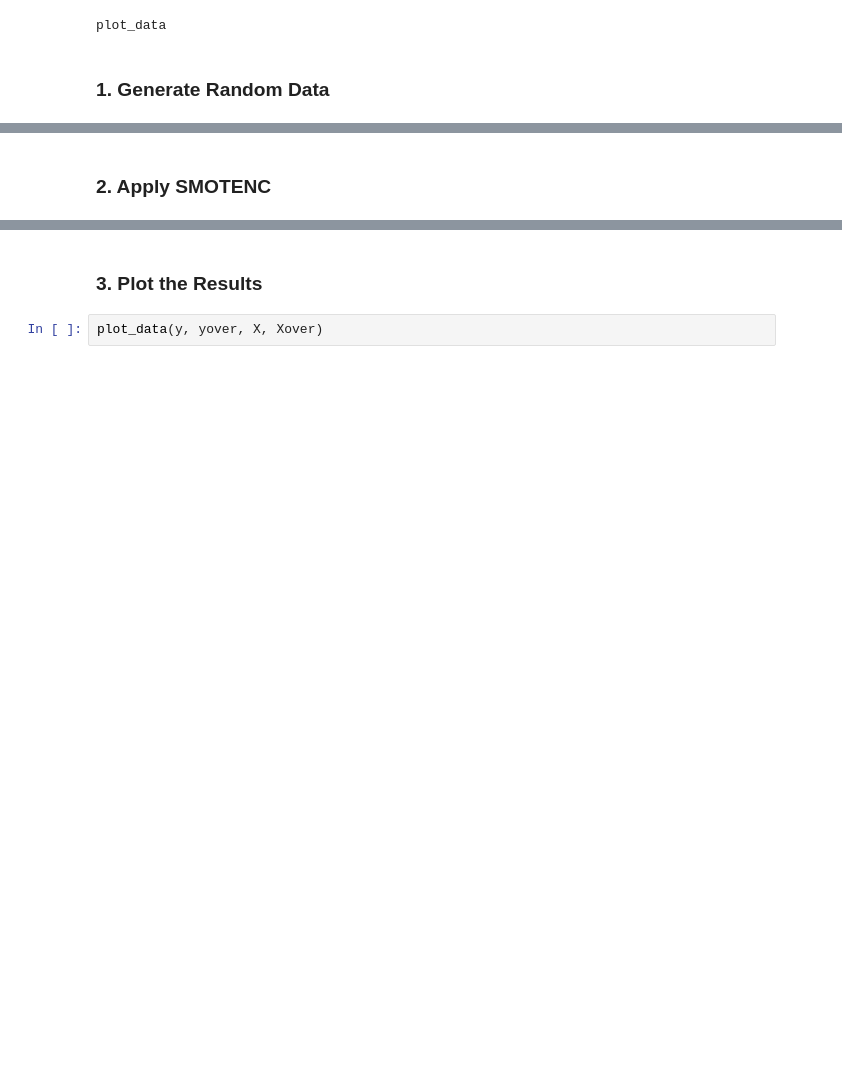
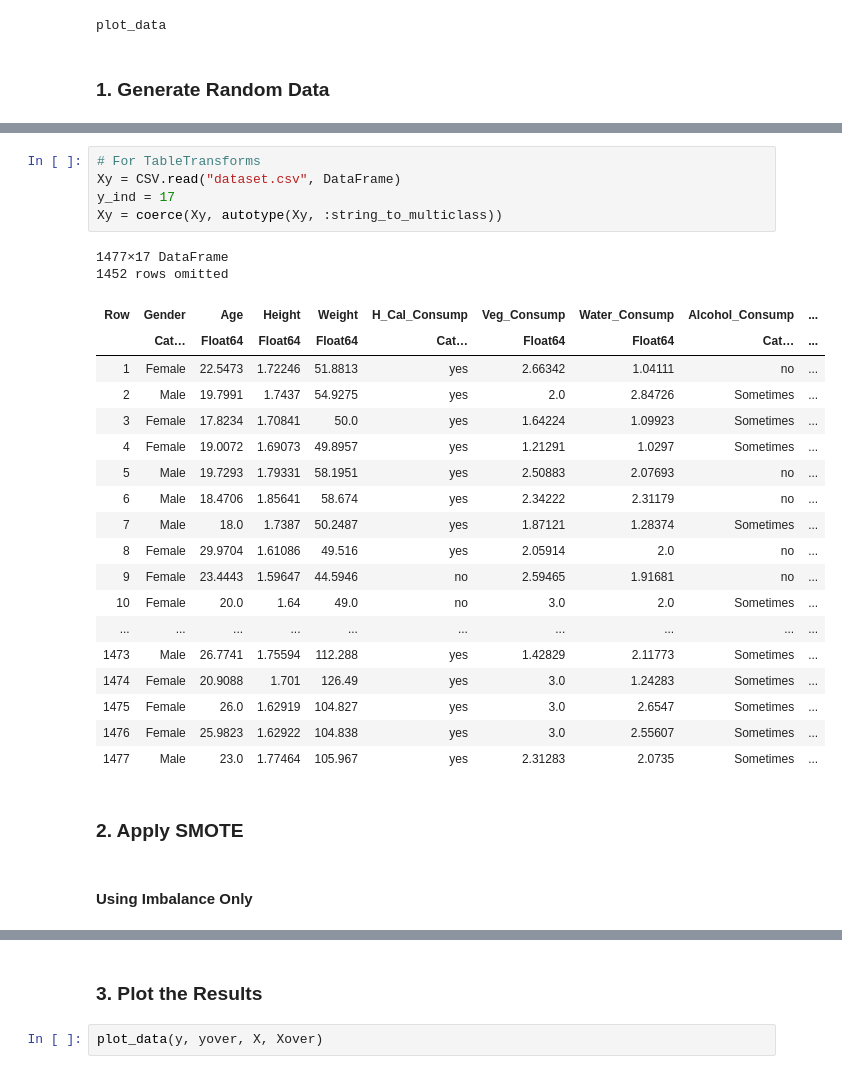
Before and after one commit to JuliaAI/Imbalance.jl, a Jupyter notebook: examples/smotenc.ipynb, the cells around one changed output, grey strips where cells are left out. Drawn from its saved outputs; the diff is of its cells as text; blank space fills up the shorter version.

```diff
--- a/examples/smotenc.ipynb
+++ b/examples/smotenc.ipynb
@@ -27,3 +52,31 @@ X, y = generate_imbalanced_data(num_rows, num_features; type="Matrix", extra_cat
+# %%
+# For TableTransforms
+Xy = CSV.read("dataset.csv", DataFrame)
+y_ind = 17
+Xy = coerce(Xy, autotype(Xy, :string_to_multiclass))
+# %% [output]
+1477×17 DataFrame
+1452 rows omitted
+| Row | Gender | Age | Height | Weight | H_Cal_Consump | Veg_Consump | Water_Consump | Alcohol_Consump | ... |
+|  | Cat… | Float64 | Float64 | Float64 | Cat… | Float64 | Float64 | Cat… | ... |
+| 1 | Female | 22.5473 | 1.72246 | 51.8813 | yes | 2.66342 | 1.04111 | no | ... |
+| 2 | Male | 19.7991 | 1.7437 | 54.9275 | yes | 2.0 | 2.84726 | Sometimes | ... |
+| 3 | Female | 17.8234 | 1.70841 | 50.0 | yes | 1.64224 | 1.09923 | Sometimes | ... |
+| 4 | Female | 19.0072 | 1.69073 | 49.8957 | yes | 1.21291 | 1.0297 | Sometimes | ... |
+| 5 | Male | 19.7293 | 1.79331 | 58.1951 | yes | 2.50883 | 2.07693 | no | ... |
+| 6 | Male | 18.4706 | 1.85641 | 58.674 | yes | 2.34222 | 2.31179 | no | ... |
+| 7 | Male | 18.0 | 1.7387 | 50.2487 | yes | 1.87121 | 1.28374 | Sometimes | ... |
+| 8 | Female | 29.9704 | 1.61086 | 49.516 | yes | 2.05914 | 2.0 | no | ... |
+| 9 | Female | 23.4443 | 1.59647 | 44.5946 | no | 2.59465 | 1.91681 | no | ... |
+| 10 | Female | 20.0 | 1.64 | 49.0 | no | 3.0 | 2.0 | Sometimes | ... |
+| ... | ... | ... | ... | ... | ... | ... | ... | ... | ... |
+| 1473 | Male | 26.7741 | 1.75594 | 112.288 | yes | 1.42829 | 2.11773 | Sometimes | ... |
+| 1474 | Female | 20.9088 | 1.701 | 126.49 | yes | 3.0 | 1.24283 | Sometimes | ... |
+| 1475 | Female | 26.0 | 1.62919 | 104.827 | yes | 3.0 | 2.6547 | Sometimes | ... |
+| 1476 | Female | 25.9823 | 1.62922 | 104.838 | yes | 3.0 | 2.55607 | Sometimes | ... |
+| 1477 | Male | 23.0 | 1.77464 | 105.967 | yes | 2.31283 | 2.0735 | Sometimes | ... |
 # %% [markdown]
-### 2. Apply SMOTENC
+### 2. Apply SMOTE
+# %% [markdown]
+#### Using Imbalance Only
 # %%
```
Also changed, not shown: parts of 12 cells of this notebook, 5 other files.
